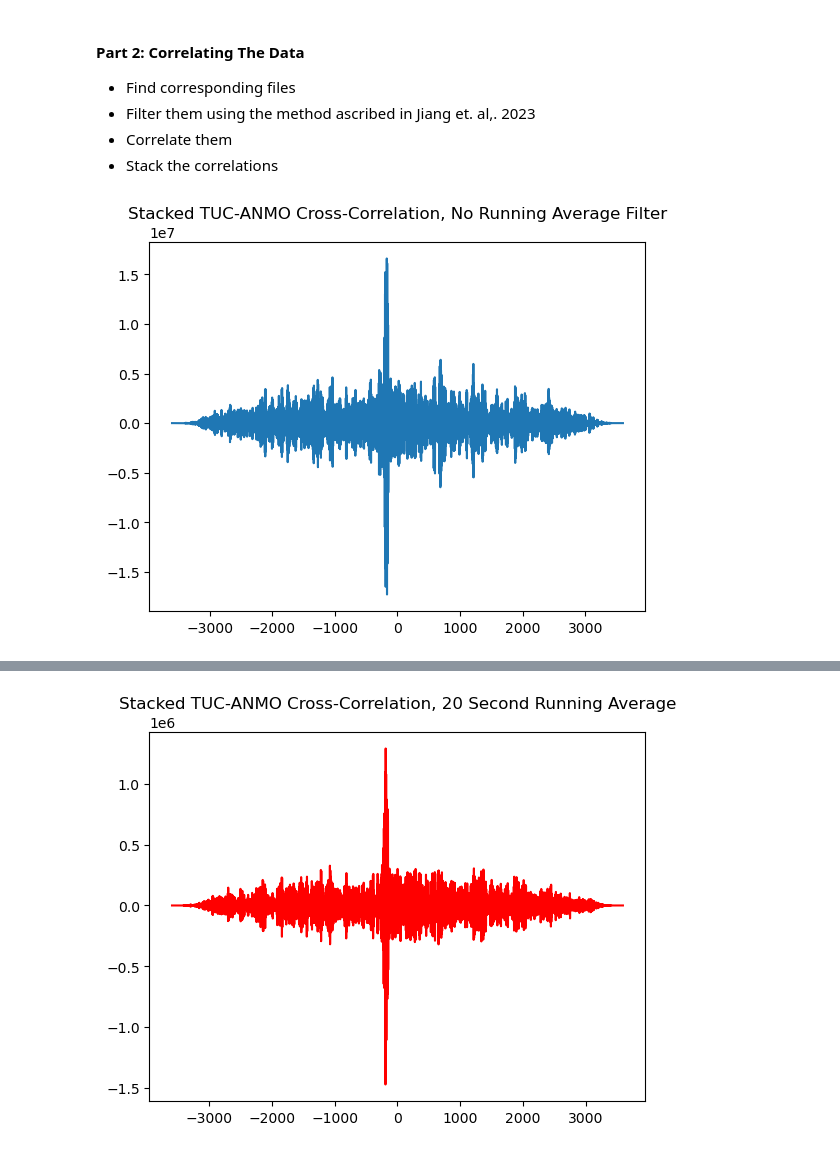
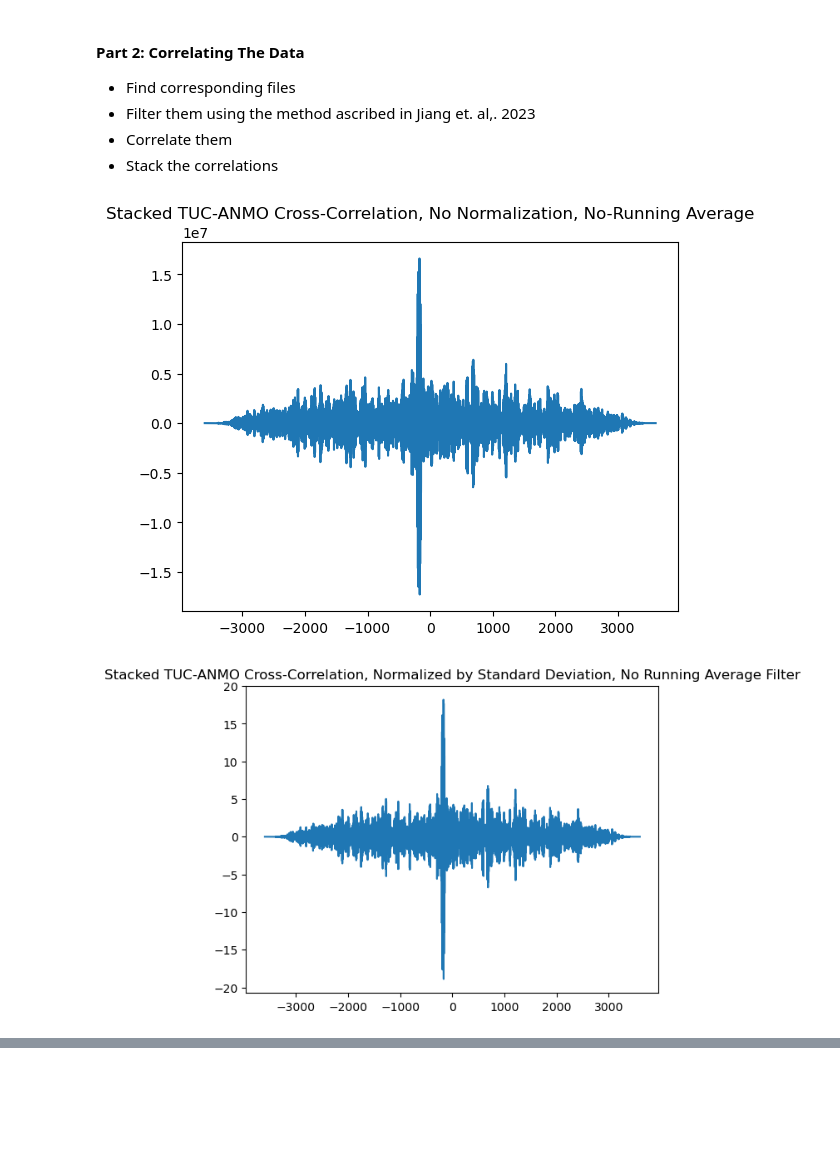
Before and after one commit to geothomaslee/Cross_Correlation, a Jupyter notebook: Tutorial.ipynb, the cells around one changed output, grey strips where cells are left out. Saved outputs shown, nothing was run; the diff lists cells and outputs as text; code cells hidden in the pictures; blank space fills up the shorter version.

```diff
--- a/Tutorial.ipynb
+++ b/Tutorial.ipynb
@@ -196,31 +199,36 @@ Successfully saved traces
 - Correlate them
 - Stack the correlations
 # %%
+%reload_ext autoreload
+
 from correlation import prep_files as prep
 from correlation import cross_correlate_ambient_noise as corr
 import matplotlib.pyplot as plt
 import time
 
 station1_files, station2_files = prep.find_station_files('ANMO', 'TUC', './Example_Traces') # Finding correlation files
 df1, df2 = prep.get_info_from_file_name(station1_files, station2_files, name_structure=None) # Pulling them into a dataframe using metadata
                                                                                              # from the file name
 pairs_list = prep.create_corresponding_files_list(df1, df2) # Create a list of file pairs
 
-start_time = time.perf_counter()
-
-xcorr_list, xcorr_times = corr.multi_correlate(pairs_list,time_method='seconds') # Cross-correlating them
+xcorr_list, xcorr_times = corr.multi_correlate(pairs_list,time_method='seconds',normalize=False)
 xcorr_stack = corr.xcorr_stack(xcorr_list)
 plt.plot(xcorr_times,xcorr_stack)
-plt.title('Stacked TUC-ANMO Cross-Correlation, No Running Average Filter')
+plt.title('Stacked TUC-ANMO Cross-Correlation, No Normalization, No-Running Average')
 plt.show()
 
-end_time = time.perf_counter()
+xcorr_list, xcorr_times = corr.multi_correlate(pairs_list,time_method='seconds',normalize=True)
+xcorr_stack = corr.xcorr_stack(xcorr_list)
+plt.plot(xcorr_times,xcorr_stack)
+plt.title('Stacked TUC-ANMO Cross-Correlation, Normalized by Standard Deviation, No Running Average Filter')
+plt.show()
 
 print(f'Correlation took {end_time - start_time} seconds')
 
 xcorr_averaged, xcorr_averaged_times = corr.running_average_filter(xcorr_stack,xcorr_times,avg_window=20)
 plt.plot(xcorr_averaged_times, xcorr_averaged,'r-')
-plt.title('Stacked TUC-ANMO Cross-Correlation, 20 Second Running Average')
+plt.title('Stacked TUC-ANMO Cross-Correlation, Normalized by Standard Deviation, 20 Second Running Average')
 plt.show()
 # %% [output]
-[figure, old version]
+[figure, new version]
+[figure, new version]
@@ -228 +235,0 @@ Correlation took 1.1629359000362456 seconds
-[figure, old version]
```
Also changed, not shown: parts of 2 cells of this notebook.
